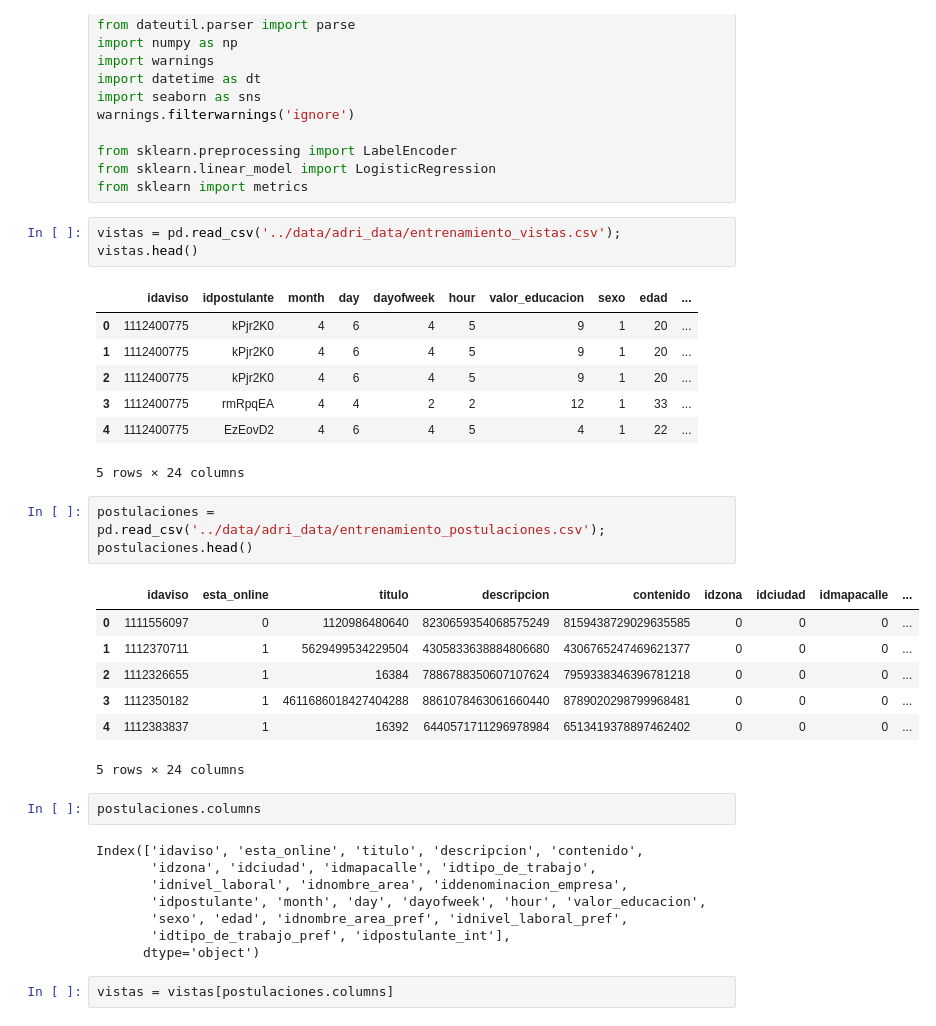
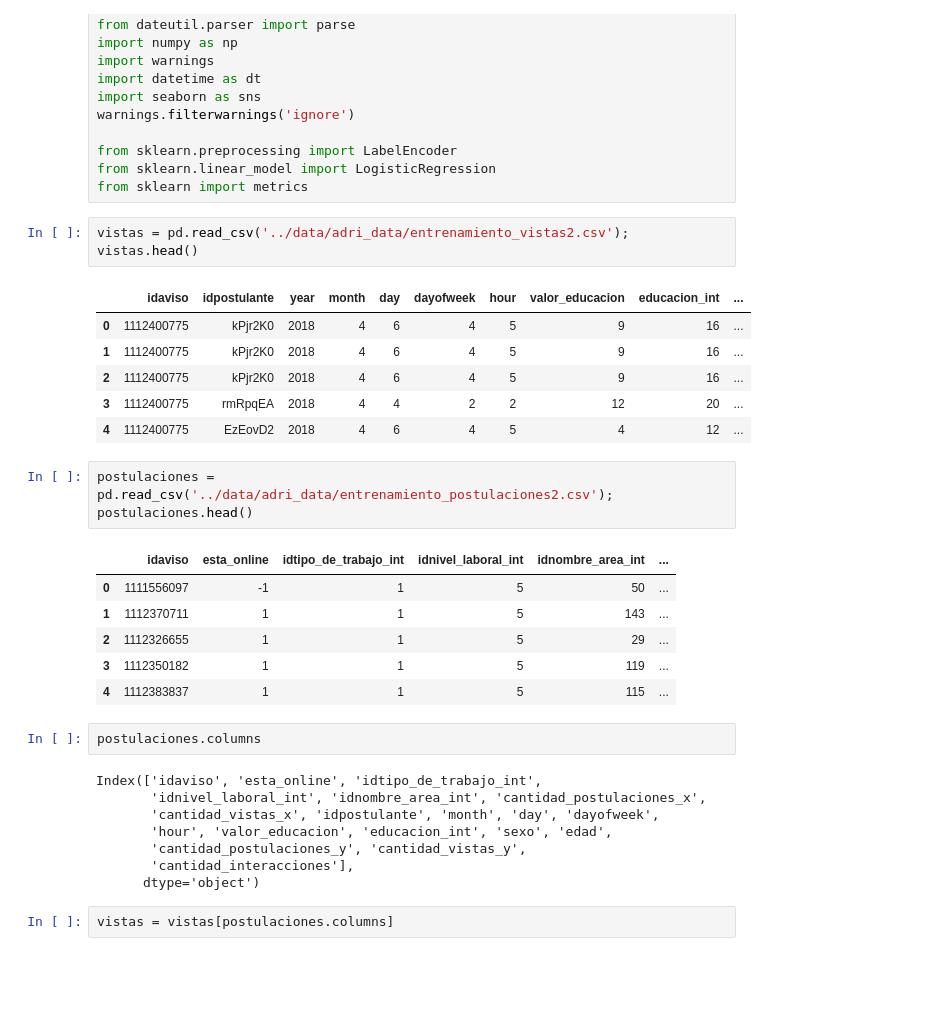
Before and after one commit to PRPablo/dataJobSearches, a Jupyter notebook: prediction/3-Adri-merge.ipynb, the cells around one changed output. Drawn from its saved outputs; the diff is of its cells as text; blank space fills up the shorter version.

```diff
--- a/prediction/3-Adri-merge.ipynb
+++ b/prediction/3-Adri-merge.ipynb
@@ -14,36 +14,34 @@ from sklearn.preprocessing import LabelEncoder
 from sklearn.linear_model import LogisticRegression
 from sklearn import metrics
 # %%
-vistas = pd.read_csv('../data/adri_data/entrenamiento_vistas.csv');
+vistas = pd.read_csv('../data/adri_data/entrenamiento_vistas2.csv');
 vistas.head()
 # %% [output]
-|  | idaviso | idpostulante | month | day | dayofweek | hour | valor_educacion | sexo | edad | ... |
-| 0 | 1112400775 | kPjr2K0 | 4 | 6 | 4 | 5 | 9 | 1 | 20 | ... |
-| 1 | 1112400775 | kPjr2K0 | 4 | 6 | 4 | 5 | 9 | 1 | 20 | ... |
-| 2 | 1112400775 | kPjr2K0 | 4 | 6 | 4 | 5 | 9 | 1 | 20 | ... |
-| 3 | 1112400775 | rmRpqEA | 4 | 4 | 2 | 2 | 12 | 1 | 33 | ... |
-| 4 | 1112400775 | EzEovD2 | 4 | 6 | 4 | 5 | 4 | 1 | 22 | ... |
+|  | idaviso | idpostulante | year | month | day | dayofweek | hour | valor_educacion | educacion_int | ... |
+| 0 | 1112400775 | kPjr2K0 | 2018 | 4 | 6 | 4 | 5 | 9 | 16 | ... |
+| 1 | 1112400775 | kPjr2K0 | 2018 | 4 | 6 | 4 | 5 | 9 | 16 | ... |
+| 2 | 1112400775 | kPjr2K0 | 2018 | 4 | 6 | 4 | 5 | 9 | 16 | ... |
+| 3 | 1112400775 | rmRpqEA | 2018 | 4 | 4 | 2 | 2 | 12 | 20 | ... |
+| 4 | 1112400775 | EzEovD2 | 2018 | 4 | 6 | 4 | 5 | 4 | 12 | ... |
-5 rows × 24 columns
 # %%
-postulaciones = pd.read_csv('../data/adri_data/entrenamiento_postulaciones.csv');
+postulaciones = pd.read_csv('../data/adri_data/entrenamiento_postulaciones2.csv');
 postulaciones.head()
 # %% [output]
-|  | idaviso | esta_online | titulo | descripcion | contenido | idzona | idciudad | idmapacalle | ... |
-| 0 | 1111556097 | 0 | 1120986480640 | 8230659354068575249 | 8159438729029635585 | 0 | 0 | 0 | ... |
-| 1 | 1112370711 | 1 | 5629499534229504 | 4305833638884806680 | 4306765247469621377 | 0 | 0 | 0 | ... |
-| 2 | 1112326655 | 1 | 16384 | 7886788350607107624 | 7959338346396781218 | 0 | 0 | 0 | ... |
-| 3 | 1112350182 | 1 | 4611686018427404288 | 8861078463061660440 | 8789020298799968481 | 0 | 0 | 0 | ... |
-| 4 | 1112383837 | 1 | 16392 | 6440571711296978984 | 6513419378897462402 | 0 | 0 | 0 | ... |
+|  | idaviso | esta_online | idtipo_de_trabajo_int | idnivel_laboral_int | idnombre_area_int | ... |
+| 0 | 1111556097 | -1 | 1 | 5 | 50 | ... |
+| 1 | 1112370711 | 1 | 1 | 5 | 143 | ... |
+| 2 | 1112326655 | 1 | 1 | 5 | 29 | ... |
+| 3 | 1112350182 | 1 | 1 | 5 | 119 | ... |
+| 4 | 1112383837 | 1 | 1 | 5 | 115 | ... |
-5 rows × 24 columns
 # %%
 postulaciones.columns
 # %% [output]
-Index(['idaviso', 'esta_online', 'titulo', 'descripcion', 'contenido',
-       'idzona', 'idciudad', 'idmapacalle', 'idtipo_de_trabajo',
-       'idnivel_laboral', 'idnombre_area', 'iddenominacion_empresa',
-       'idpostulante', 'month', 'day', 'dayofweek', 'hour', 'valor_educacion',
-       'sexo', 'edad', 'idnombre_area_pref', 'idnivel_laboral_pref',
-       'idtipo_de_trabajo_pref', 'idpostulante_int'],
+Index(['idaviso', 'esta_online', 'idtipo_de_trabajo_int',
+       'idnivel_laboral_int', 'idnombre_area_int', 'cantidad_postulaciones_x',
+       'cantidad_vistas_x', 'idpostulante', 'month', 'day', 'dayofweek',
+       'hour', 'valor_educacion', 'educacion_int', 'sexo', 'edad',
+       'cantidad_postulaciones_y', 'cantidad_vistas_y',
+       'cantidad_interacciones'],
       dtype='object')
 # %%
 vistas = vistas[postulaciones.columns]
```
Also changed, not shown: parts of 22 cells of this notebook, 2 other files.
